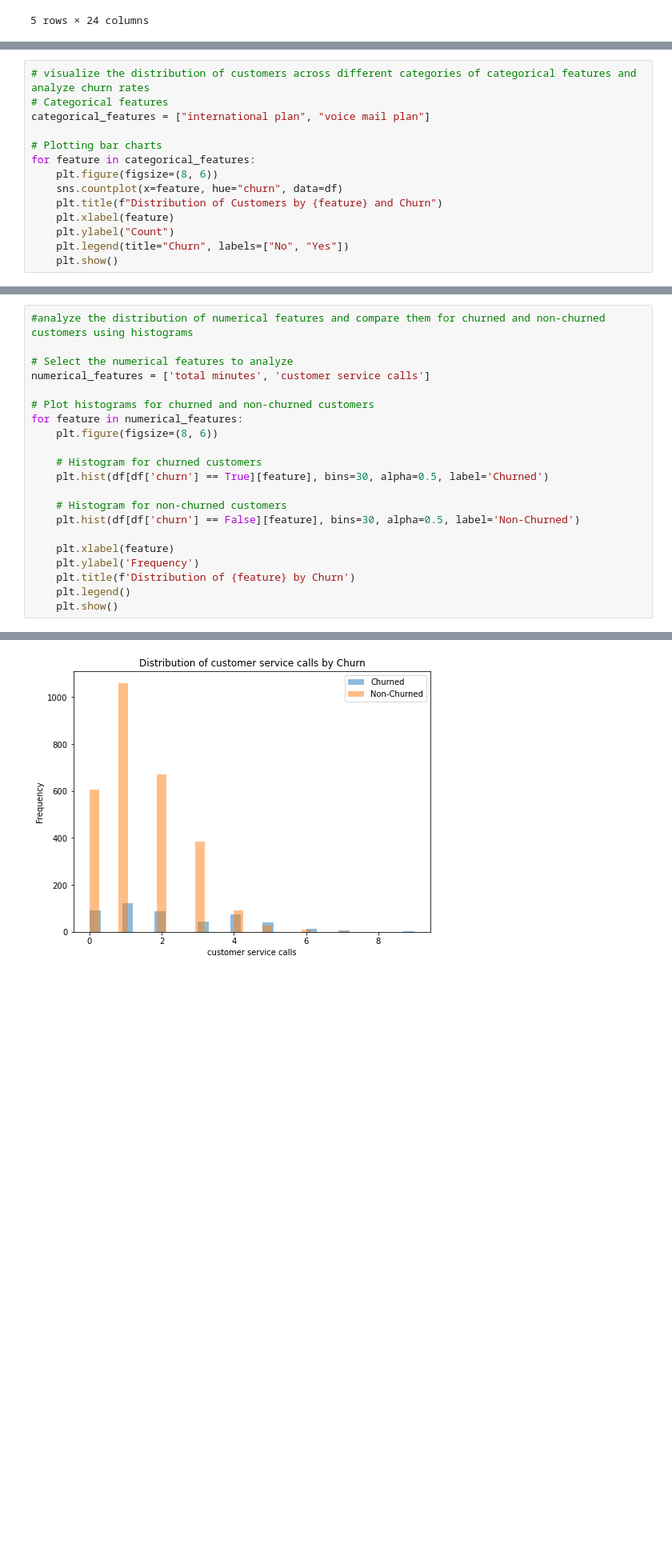
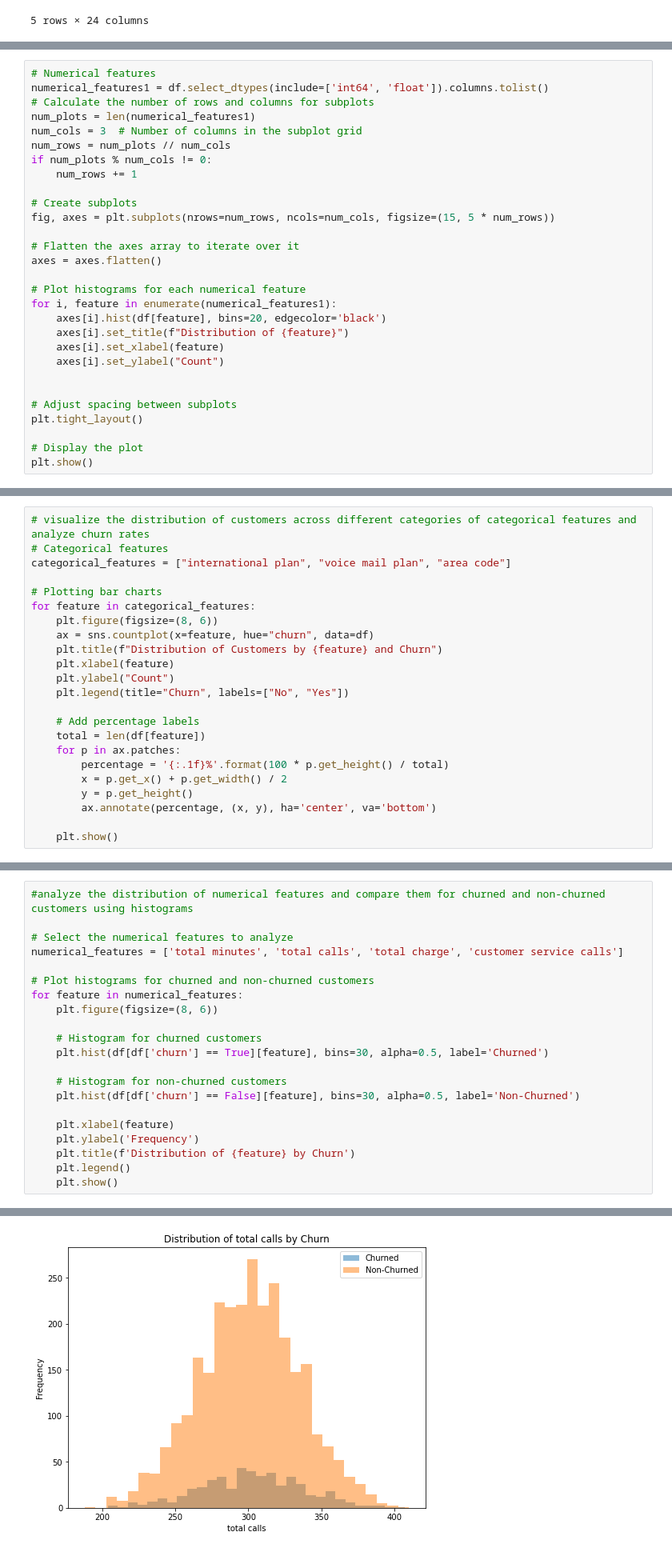
Before and after one commit to EstonKamau/Customer-Churn-Prediction-in-the-Telecommunications-Industry, a Jupyter notebook: Untitled.ipynb, the cells around one changed output, grey strips where cells are left out. Shown at 80% size. Cells and saved outputs as stored; diff of their text form; blank space fills up the shorter version.

```diff
--- a/Untitled.ipynb
+++ b/Untitled.ipynb
@@ -169,0 +230,29 @@ Churn Rate: 14.49%
+# %%
+# Numerical features
+numerical_features1 = df.select_dtypes(include=['int64', 'float']).columns.tolist()
+# Calculate the number of rows and columns for subplots
+num_plots = len(numerical_features1)
+num_cols = 3  # Number of columns in the subplot grid
+num_rows = num_plots // num_cols
+if num_plots % num_cols != 0:
+    num_rows += 1
+
+# Create subplots
+fig, axes = plt.subplots(nrows=num_rows, ncols=num_cols, figsize=(15, 5 * num_rows))
+
+# Flatten the axes array to iterate over it
+axes = axes.flatten()
+
+# Plot histograms for each numerical feature
+for i, feature in enumerate(numerical_features1):
+    axes[i].hist(df[feature], bins=20, edgecolor='black')
+    axes[i].set_title(f"Distribution of {feature}")
+    axes[i].set_xlabel(feature)
+    axes[i].set_ylabel("Count")
+
+
+# Adjust spacing between subplots
+plt.tight_layout()
+
+# Display the plot
+plt.show()
@@ -170,15 +265,24 @@ Churn Rate: 14.49%
 # %%
 # visualize the distribution of customers across different categories of categorical features and analyze churn rates
 # Categorical features
-categorical_features = ["international plan", "voice mail plan"]
+categorical_features = ["international plan", "voice mail plan", "area code"]
 
 # Plotting bar charts
 for feature in categorical_features:
     plt.figure(figsize=(8, 6))
-    sns.countplot(x=feature, hue="churn", data=df)
+    ax = sns.countplot(x=feature, hue="churn", data=df)
     plt.title(f"Distribution of Customers by {feature} and Churn")
     plt.xlabel(feature)
     plt.ylabel("Count")
     plt.legend(title="Churn", labels=["No", "Yes"])
+
+    # Add percentage labels
+    total = len(df[feature])
+    for p in ax.patches:
+        percentage = '{:.1f}%'.format(100 * p.get_height() / total)
+        x = p.get_x() + p.get_width() / 2
+        y = p.get_height()
+        ax.annotate(percentage, (x, y), ha='center', va='bottom')
+
     plt.show()
 # %% [output]
@@ -187,24 +294,24 @@ for feature in categorical_features:
 # %%
 #analyze the distribution of numerical features and compare them for churned and non-churned customers using histograms
 
 # Select the numerical features to analyze
-numerical_features = ['total minutes', 'customer service calls']
+numerical_features = ['total minutes', 'total calls', 'total charge', 'customer service calls']
 
 # Plot histograms for churned and non-churned customers
 for feature in numerical_features:
     plt.figure(figsize=(8, 6))
 
     # Histogram for churned customers
     plt.hist(df[df['churn'] == True][feature], bins=30, alpha=0.5, label='Churned')
 
     # Histogram for non-churned customers
     plt.hist(df[df['churn'] == False][feature], bins=30, alpha=0.5, label='Non-Churned')
 
     plt.xlabel(feature)
     plt.ylabel('Frequency')
     plt.title(f'Distribution of {feature} by Churn')
     plt.legend()
     plt.show()
 # %% [output]
 [figure]
-[figure, old version]
+[figure, new version]
```
Also changed, not shown: parts of 107 cells of this notebook, 1 other file.
